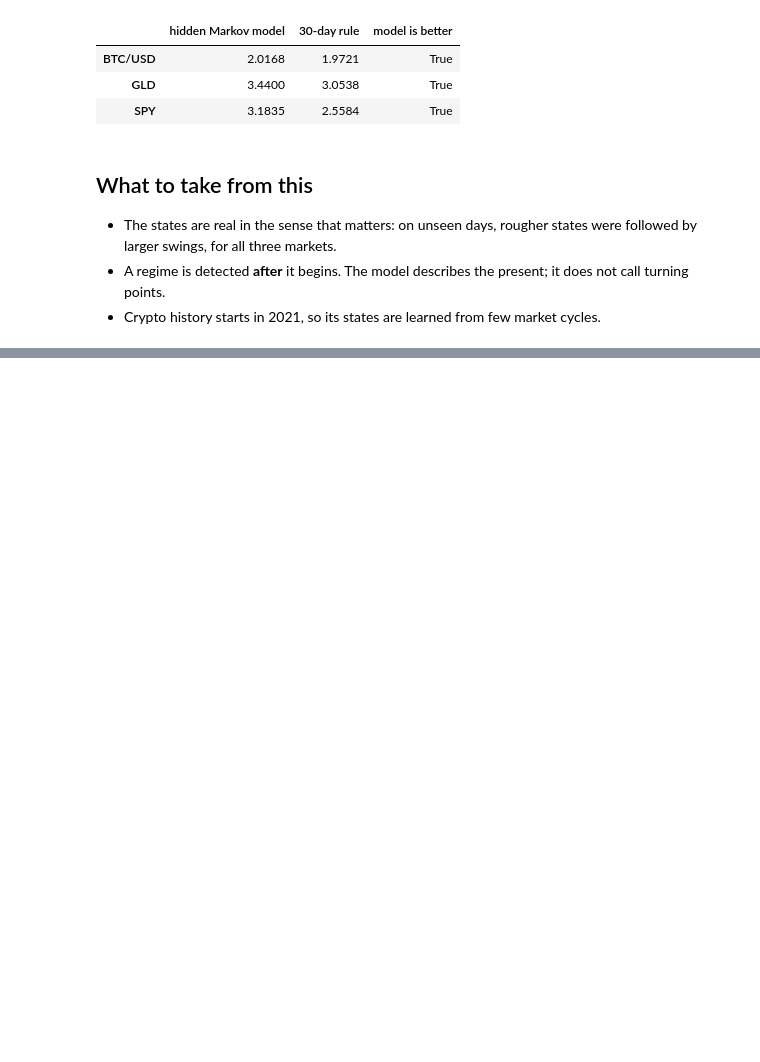
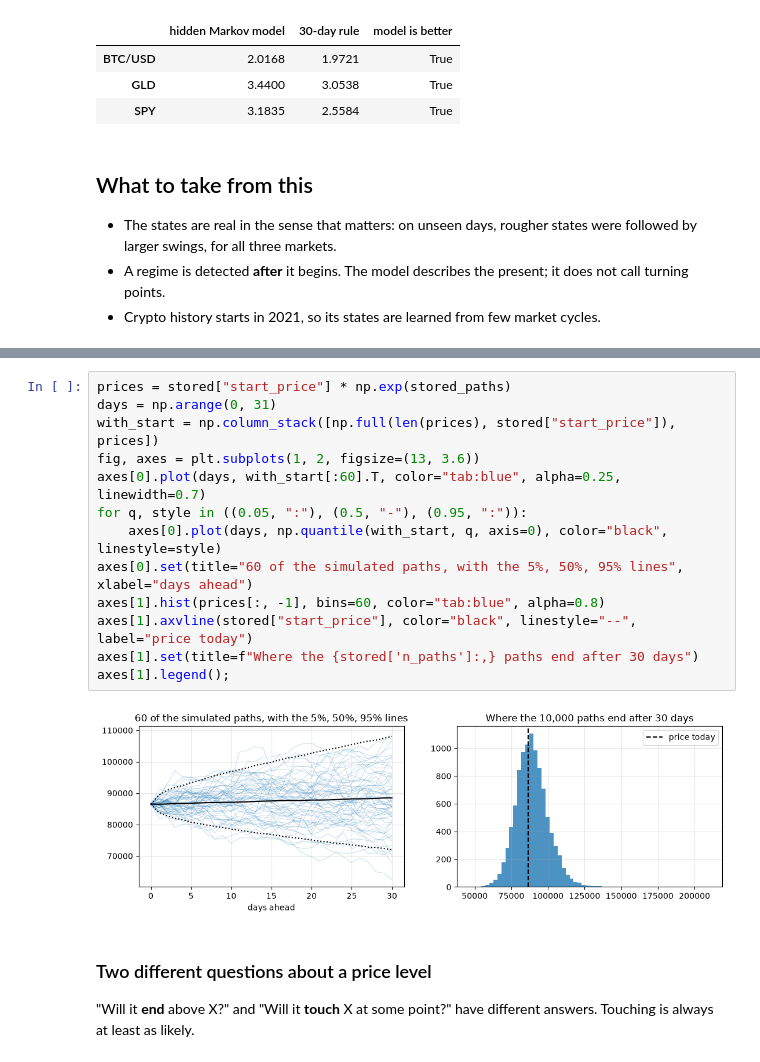
Before and after one commit to LouSens/RADAR, a Jupyter notebook: notebooks/02_state_and_range.ipynb, the cells around one changed output, grey strips where cells are left out. Drawn from its saved outputs; the diff is of its cells as text; blank space fills up the shorter version.

```diff
--- a/notebooks/02_regime.ipynb
+++ b/notebooks/02_state_and_range.ipynb
@@ -234,0 +345,20 @@ pd.DataFrame(
+# %%
+prices = stored["start_price"] * np.exp(stored_paths)
+days = np.arange(0, 31)
+with_start = np.column_stack([np.full(len(prices), stored["start_price"]), prices])
+fig, axes = plt.subplots(1, 2, figsize=(13, 3.6))
+axes[0].plot(days, with_start[:60].T, color="tab:blue", alpha=0.25, linewidth=0.7)
+for q, style in ((0.05, ":"), (0.5, "-"), (0.95, ":")):
+    axes[0].plot(days, np.quantile(with_start, q, axis=0), color="black", linestyle=style)
+axes[0].set(title="60 of the simulated paths, with the 5%, 50%, 95% lines", xlabel="days ahead")
+axes[1].hist(prices[:, -1], bins=60, color="tab:blue", alpha=0.8)
+axes[1].axvline(stored["start_price"], color="black", linestyle="--", label="price today")
+axes[1].set(title=f"Where the {stored['n_paths']:,} paths end after 30 days")
+axes[1].legend();
+# %% [output]
+[figure, added]
+# %% [markdown]
+### Two different questions about a price level
+
+"Will it **end** above X?" and "Will it **touch** X at some point?" have different
+answers. Touching is always at least as likely.
```
Also changed, not shown: parts of 17 cells of this notebook, 30 other files.
